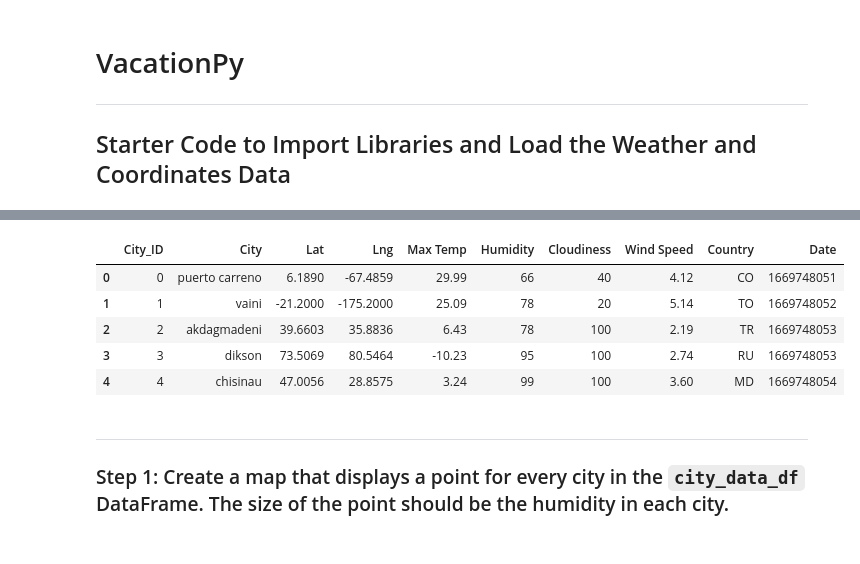
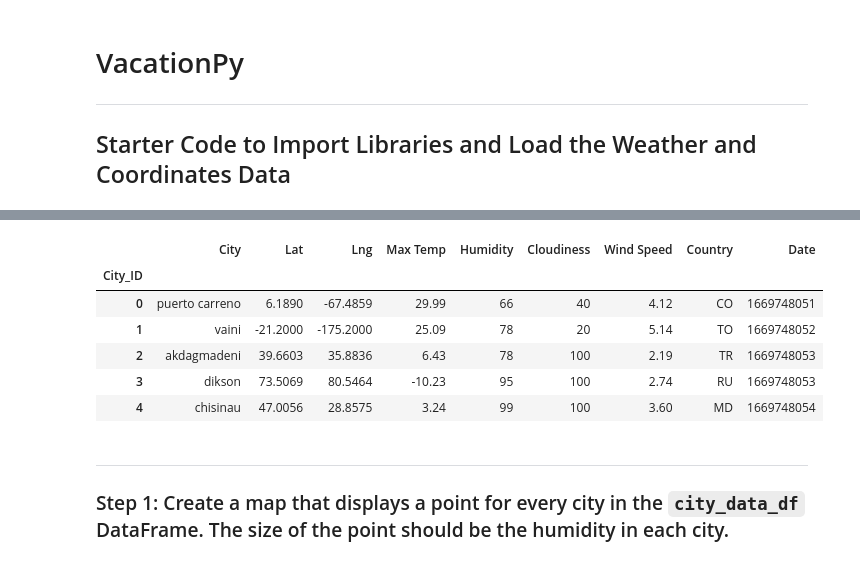
Before and after one commit to andcetera/python-api-challenge, a Jupyter notebook: Project Files/VacationPy.ipynb, the cells around one changed output, grey strips where cells are left out. Cells and saved outputs as stored; diff of their text form; code cells hidden in the pictures.

```diff
--- a/Project Files/VacationPy.ipynb
+++ b/Project Files/VacationPy.ipynb
@@ -16,17 +16,18 @@ from api_keys import geoapify_key
 [interactive output not drawn]
 # %%
 # Load the CSV file created in Part 1 into a Pandas DataFrame
-city_data_df = pd.read_csv("../output_data/cities.csv")
+city_data_df = pd.read_csv("../output_data/cities.csv", index_col="City_ID")
 
 # Display sample data
 city_data_df.head()
 # %% [output]
-|  | City_ID | City | Lat | Lng | Max Temp | Humidity | Cloudiness | Wind Speed | Country | Date |
-| 0 | 0 | puerto carreno | 6.1890 | -67.4859 | 29.99 | 66 | 40 | 4.12 | CO | 1669748051 |
-| 1 | 1 | vaini | -21.2000 | -175.2000 | 25.09 | 78 | 20 | 5.14 | TO | 1669748052 |
-| 2 | 2 | akdagmadeni | 39.6603 | 35.8836 | 6.43 | 78 | 100 | 2.19 | TR | 1669748053 |
-| 3 | 3 | dikson | 73.5069 | 80.5464 | -10.23 | 95 | 100 | 2.74 | RU | 1669748053 |
-| 4 | 4 | chisinau | 47.0056 | 28.8575 | 3.24 | 99 | 100 | 3.60 | MD | 1669748054 |
+|  | City | Lat | Lng | Max Temp | Humidity | Cloudiness | Wind Speed | Country | Date |
+| City_ID |  |  |  |  |  |  |  |  |  |
+| 0 | puerto carreno | 6.1890 | -67.4859 | 29.99 | 66 | 40 | 4.12 | CO | 1669748051 |
+| 1 | vaini | -21.2000 | -175.2000 | 25.09 | 78 | 20 | 5.14 | TO | 1669748052 |
+| 2 | akdagmadeni | 39.6603 | 35.8836 | 6.43 | 78 | 100 | 2.19 | TR | 1669748053 |
+| 3 | dikson | 73.5069 | 80.5464 | -10.23 | 95 | 100 | 2.74 | RU | 1669748053 |
+| 4 | chisinau | 47.0056 | 28.8575 | 3.24 | 99 | 100 | 3.60 | MD | 1669748054 |
 # %% [markdown]
 ---
 
```
Also changed, not shown: parts of 4 cells of this notebook.
